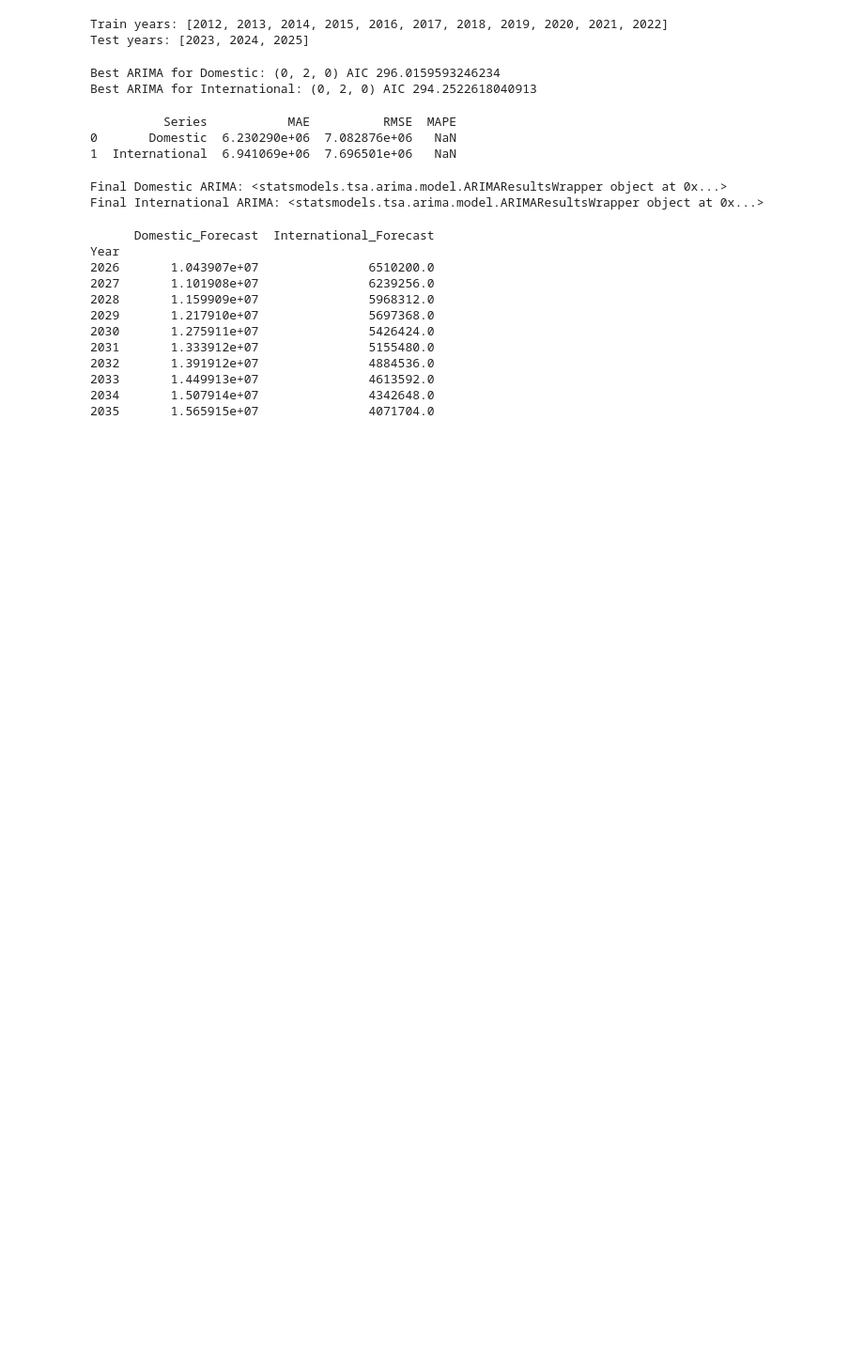
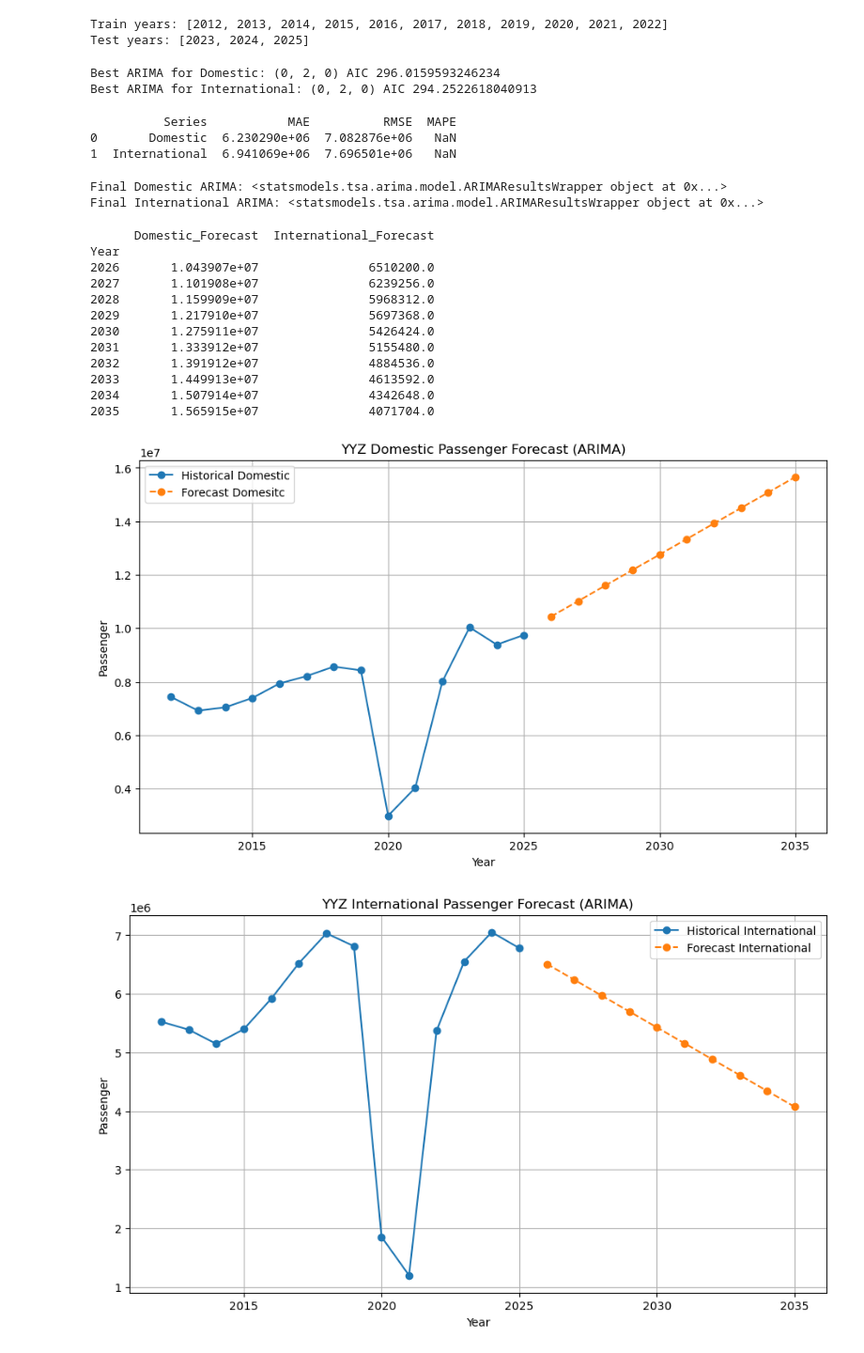
Before and after one commit to MohammedUsman-hub/AirportForecastYYZ, a Jupyter notebook: forecastingAssignment.ipynb, the cells around one changed output. Shown at 94% size. Cells and saved outputs as stored; diff of their text form; code cells hidden in the pictures; blank space fills up the shorter version.

Commit message:
Plotted ARIMA models

```diff
--- a/forecastingAssignment.ipynb
+++ b/forecastingAssignment.ipynb
@@ -297,0 +296,28 @@ Year
+# %%
+# Plot final forecasts
+
+
+#Domestic
+plt.figure(figsize=(11, 6))
+plt.plot(capacity_df.index, capacity_df["Domestic"], marker="o", label="Historical Domestic")
+plt.plot(forecast_df.index, forecast_df["Domestic_Forecast"], marker="o", linestyle="--", label="Forecast Domesitc")
+plt.title("YYZ Domestic Passenger Forecast (ARIMA)")
+plt.xlabel("Year")
+plt.ylabel("Passenger")
+plt.grid(True)
+plt.legend()
+plt.show()
+
+#International
+plt.figure(figsize=(11, 6))
+plt.plot(capacity_df.index, capacity_df["International_total"], marker="o", label="Historical International")
+plt.plot(forecast_df.index, forecast_df["International_Forecast"], marker="o", linestyle="--", label="Forecast International")
+plt.title("YYZ International Passenger Forecast (ARIMA)")
+plt.xlabel("Year")
+plt.ylabel("Passenger")
+plt.grid(True)
+plt.legend()
+plt.show()
+# %% [output]
+[figure, added]
+[figure, added]
```
Also changed, not shown: parts of 1 cell of this notebook.
